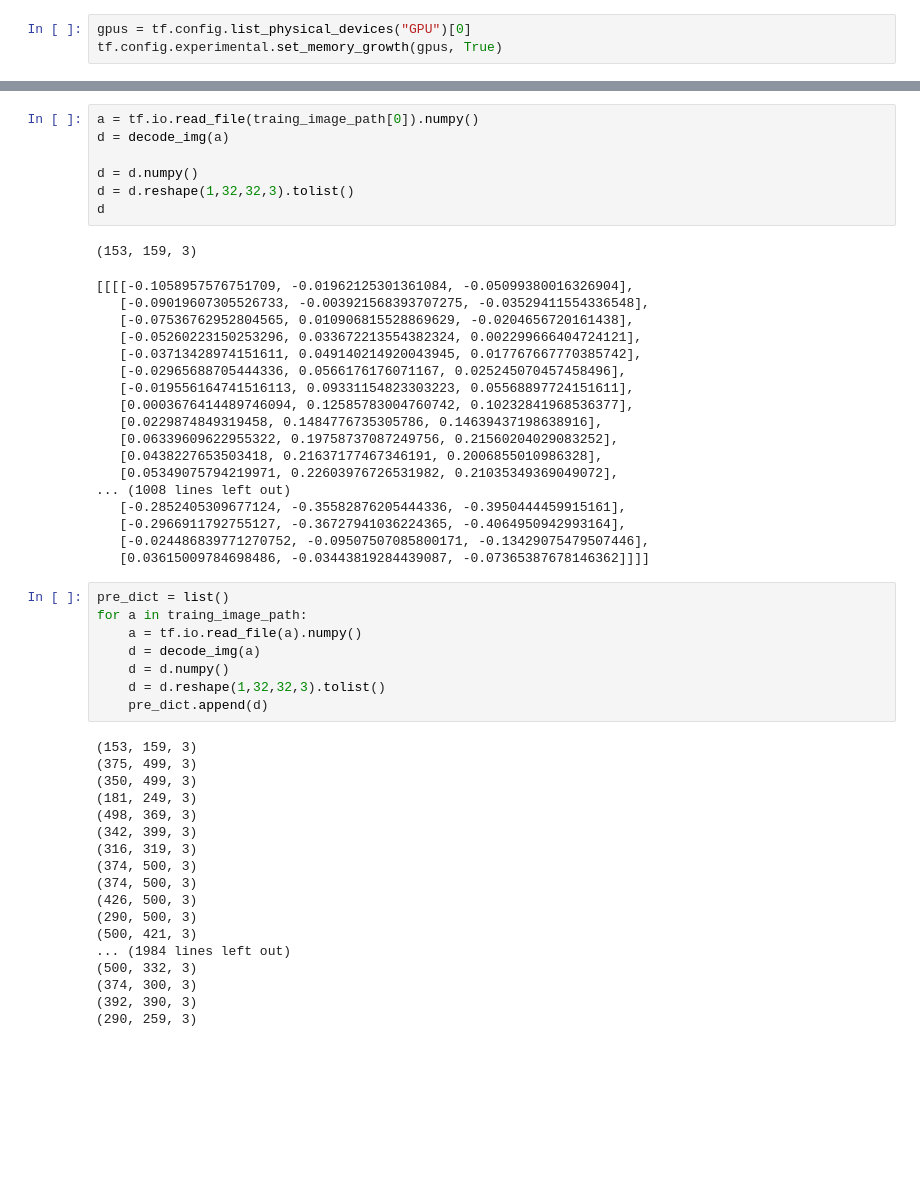
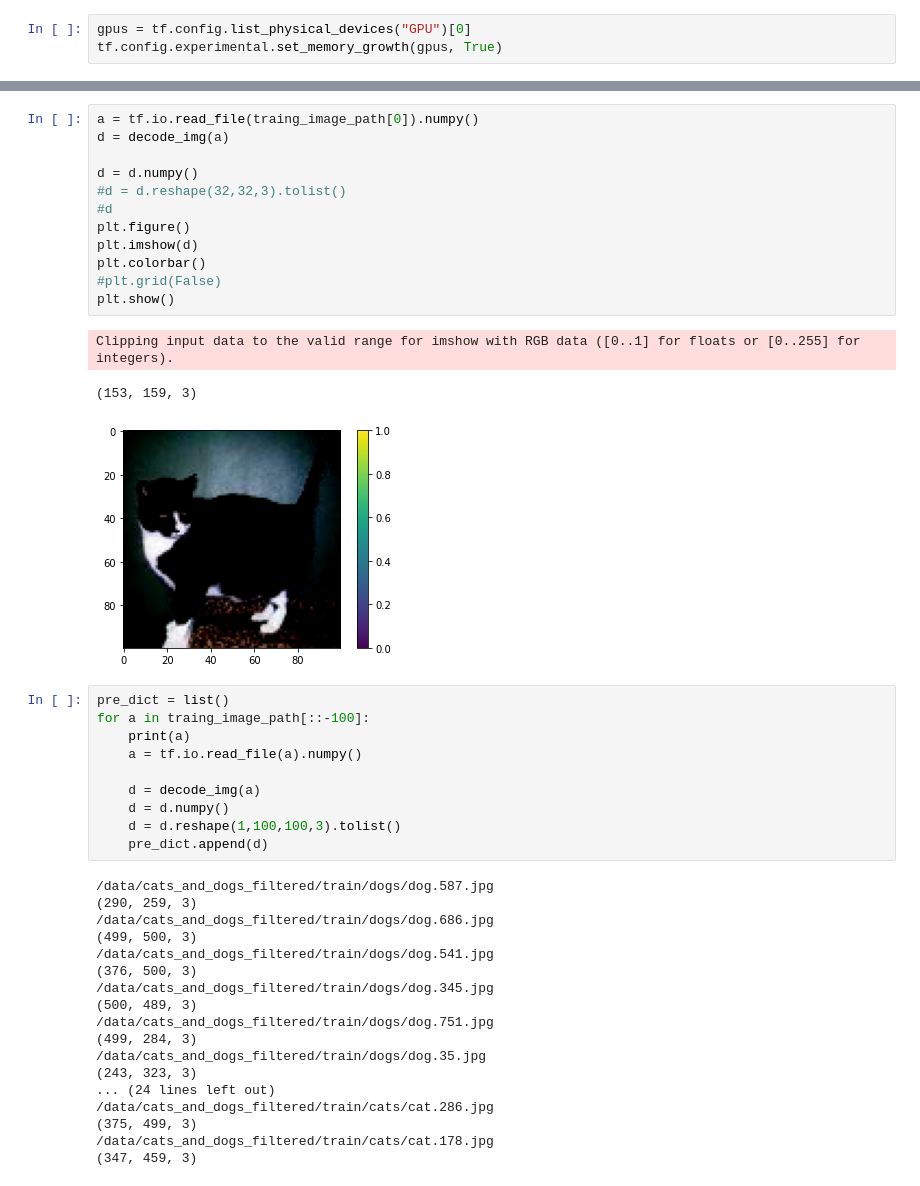
Before and after one commit to Quan3Xin/tf_estimator_demo, a Jupyter notebook: Untitled1.ipynb, the cells around one changed output, grey strips where cells are left out. Cells and saved outputs as stored; diff of their text form; blank space fills up the shorter version.

```diff
--- a/Untitled1.ipynb
+++ b/Untitled1.ipynb
@@ -60,52 +89,44 @@ label_name = sorted(item.name for item in test_path.glob('*/')
 # %%
 a = tf.io.read_file(traing_image_path[0]).numpy()
 d = decode_img(a)
 
 d = d.numpy()
-d = d.reshape(1,32,32,3).tolist()
-d
+#d = d.reshape(32,32,3).tolist()
+#d
+plt.figure()
+plt.imshow(d)
+plt.colorbar()
+#plt.grid(False)
+plt.show()
 # %% [output]
-(153, 159, 3)
+Clipping input data to the valid range for imshow with RGB data ([0..1] for floats or [0..255] for integers).
-[[[[-0.1058957576751709, -0.01962125301361084, -0.05099380016326904],
-   [-0.09019607305526733, -0.003921568393707275, -0.03529411554336548],
-   [-0.07536762952804565, 0.010906815528869629, -0.0204656720161438],
-   [-0.05260223150253296, 0.033672213554382324, 0.002299666404724121],
-   [-0.03713428974151611, 0.049140214920043945, 0.017767667770385742],
-   [-0.02965688705444336, 0.0566176176071167, 0.025245070457458496],
-   [-0.019556164741516113, 0.09331154823303223, 0.05568897724151611],
-   [0.0003676414489746094, 0.12585783004760742, 0.10232841968536377],
-   [0.0229874849319458, 0.1484776735305786, 0.14639437198638916],
-   [0.06339609622955322, 0.19758737087249756, 0.21560204029083252],
-   [0.0438227653503418, 0.21637177467346191, 0.2006855010986328],
-   [0.05349075794219971, 0.22603976726531982, 0.21035349369049072],
-... (1008 lines left out)
-   [-0.2852405309677124, -0.35582876205444336, -0.3950444459915161],
-   [-0.2966911792755127, -0.36727941036224365, -0.4064950942993164],
-   [-0.024486839771270752, -0.09507507085800171, -0.13429075479507446],
-   [0.03615009784698486, -0.03443819284439087, -0.07365387678146362]]]]
+(153, 159, 3)
+[figure, added]
 # %%
 pre_dict = list()
-for a in traing_image_path:
+for a in traing_image_path[::-100]:
+    print(a)
     a = tf.io.read_file(a).numpy()
+
     d = decode_img(a)
     d = d.numpy()
-    d = d.reshape(1,32,32,3).tolist()
+    d = d.reshape(1,100,100,3).tolist()
     pre_dict.append(d)
 # %% [output]
-(153, 159, 3)
+/data/cats_and_dogs_filtered/train/dogs/dog.587.jpg
+(290, 259, 3)
+/data/cats_and_dogs_filtered/train/dogs/dog.686.jpg
+(499, 500, 3)
+/data/cats_and_dogs_filtered/train/dogs/dog.541.jpg
+(376, 500, 3)
+/data/cats_and_dogs_filtered/train/dogs/dog.345.jpg
+(500, 489, 3)
+/data/cats_and_dogs_filtered/train/dogs/dog.751.jpg
+(499, 284, 3)
+/data/cats_and_dogs_filtered/train/dogs/dog.35.jpg
+(243, 323, 3)
+... (24 lines left out)
+/data/cats_and_dogs_filtered/train/cats/cat.286.jpg
 (375, 499, 3)
-(350, 499, 3)
-(181, 249, 3)
-(498, 369, 3)
-(342, 399, 3)
-(316, 319, 3)
-(374, 500, 3)
-(374, 500, 3)
-(426, 500, 3)
-(290, 500, 3)
-(500, 421, 3)
-... (1984 lines left out)
-(500, 332, 3)
-(374, 300, 3)
-(392, 390, 3)
-(290, 259, 3)
+/data/cats_and_dogs_filtered/train/cats/cat.178.jpg
+(347, 459, 3)
```
Also changed, not shown: parts of 21 cells of this notebook, 1 other file.
